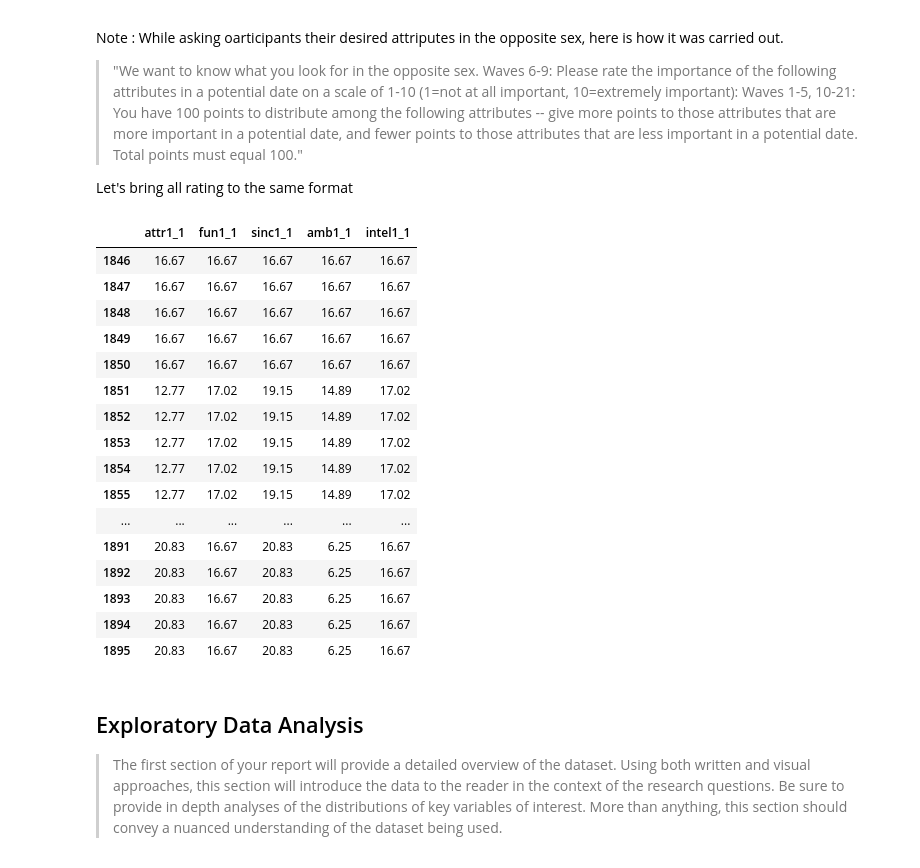
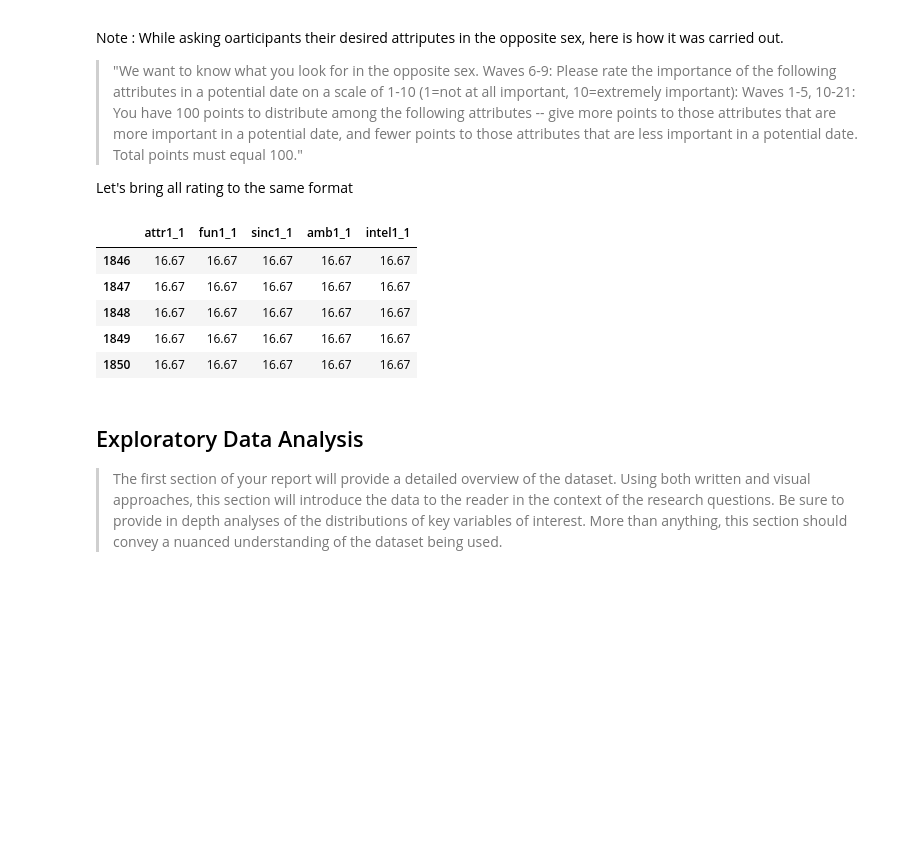
Before and after one commit to yashvig24/speed-dataing-experiment, a Jupyter notebook: Final_Resource.ipynb, the cells around one changed output. Drawn from its saved outputs; the diff is of its cells as text; code cells hidden in the pictures; blank space fills up the shorter version.

```diff
--- a/Final_Resource.ipynb
+++ b/Final_Resource.ipynb
@@ -40,41 +39,34 @@ Let's bring all rating to the same format
 # %%
 # select columns we want to keep
 to_keep = ['iid', 'pid', 'gender', 'order', 'age', 'age_o', 'imprace', 'race', 'race_o', 'samerace', \
-                 'attr', 'sinc', 'intel', 'fun', 'amb', 'shar', 'attr_o', 'sinc_o', 'intel_o', 'fun_o', 'amb_o', \
-                 'shar_o',  'int_corr', 'dec', 'dec_o', 'match', 'attr1_1', 'sinc1_1', 'intel1_1', 'fun1_1', \
-                 'amb1_1', 'shar1_1', 'field_cd', 'wave']
+           'shar', 'shar_o',  'int_corr', 'dec', 'dec_o', 'match', 'shar1_1', 'field_cd', 'wave']
+attributes = ['attr', 'fun','sinc', 'amb', 'intel']
+to_keep.extend([att for att in attributes])
+to_keep.extend([att + '1_1' for att in attributes])
+to_keep.extend([att + '5_1' for att in attributes])
+to_keep.extend([att + '_o' for att in attributes])
+to_keep.extend([att + '3_1' for att in attributes])
 data = data[to_keep]
 # %%
-attributes = ['attr', 'fun','sinc', 'amb', 'intel']
+
 cols = [attr + '1_1' for attr in attributes]
 
 # improvement to this code:
 # create a b-tree index for wave
 for index, row in data.iterrows():
     wave = row['wave']
     if(wave >= 6.0 and wave <= 9.0):
         tot = sum(np.multiply(row[cols], [10]))
         div = tot/100.0
         row[cols] = np.multiply(row[cols], [div])
-data[data['wave'] == 6][cols]
+data[data['wave'] == 6][cols].head()
 # %% [output]
 |  | attr1_1 | fun1_1 | sinc1_1 | amb1_1 | intel1_1 |
 | 1846 | 16.67 | 16.67 | 16.67 | 16.67 | 16.67 |
 | 1847 | 16.67 | 16.67 | 16.67 | 16.67 | 16.67 |
 | 1848 | 16.67 | 16.67 | 16.67 | 16.67 | 16.67 |
 | 1849 | 16.67 | 16.67 | 16.67 | 16.67 | 16.67 |
 | 1850 | 16.67 | 16.67 | 16.67 | 16.67 | 16.67 |
-| 1851 | 12.77 | 17.02 | 19.15 | 14.89 | 17.02 |
-| 1852 | 12.77 | 17.02 | 19.15 | 14.89 | 17.02 |
-| 1853 | 12.77 | 17.02 | 19.15 | 14.89 | 17.02 |
-| 1854 | 12.77 | 17.02 | 19.15 | 14.89 | 17.02 |
-| 1855 | 12.77 | 17.02 | 19.15 | 14.89 | 17.02 |
-| ... | ... | ... | ... | ... | ... |
-| 1891 | 20.83 | 16.67 | 20.83 | 6.25 | 16.67 |
-| 1892 | 20.83 | 16.67 | 20.83 | 6.25 | 16.67 |
-| 1893 | 20.83 | 16.67 | 20.83 | 6.25 | 16.67 |
-| 1894 | 20.83 | 16.67 | 20.83 | 6.25 | 16.67 |
-| 1895 | 20.83 | 16.67 | 20.83 | 6.25 | 16.67 |
 # %% [markdown]
 ## Exploratory Data Analysis
 > The first section of your report will provide a detailed overview of the dataset. Using both written and visual approaches, this section will introduce the data to the reader in the context of the research questions. Be sure to provide in depth analyses of the distributions of key variables of interest. More than anything, this section should convey a nuanced understanding of the dataset being used.
```
Also changed, not shown: parts of 38 cells of this notebook.
